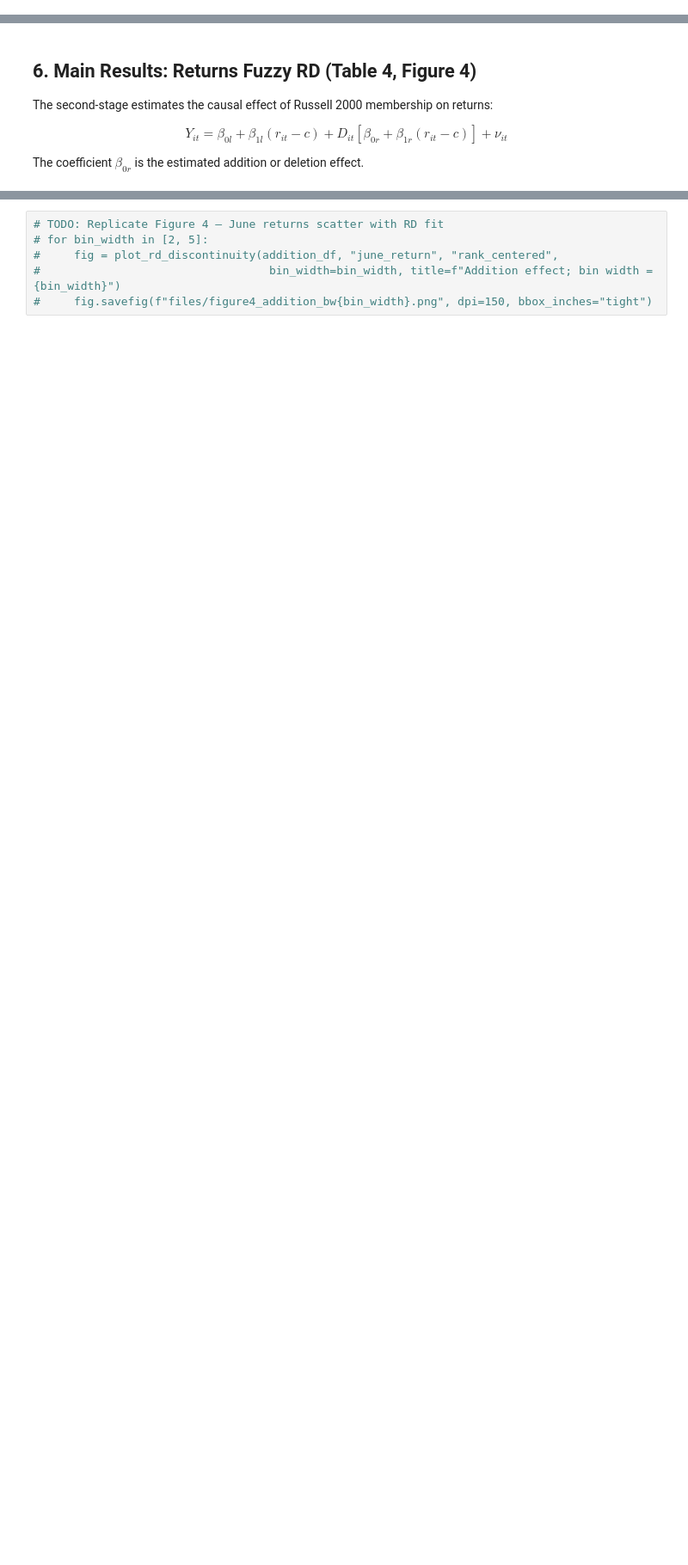
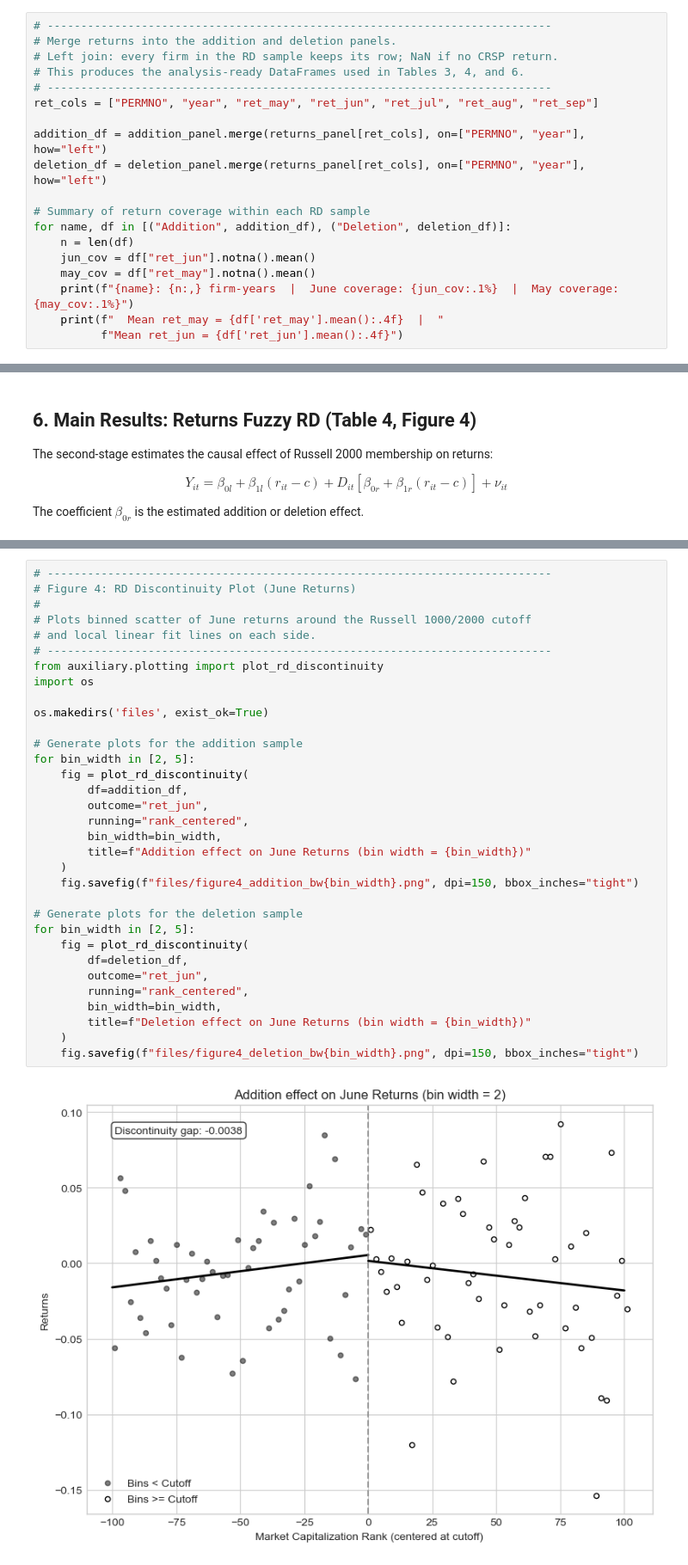
Before and after one commit to kennyr719/Regression-Discontinuity-and-the-Price-Effects-of-Stock-Market-Indexing-Replication, a Jupyter notebook: project.ipynb, the cells around one changed output, grey strips where cells are left out. Shown at 86% size. Cells and saved outputs as stored; diff of their text form; blank space fills up the shorter version.

```diff
--- a/project.ipynb
+++ b/project.ipynb
@@ -169,0 +409,19 @@ print(summary[["year", "n_stocks", "rank1000_mktcap_bn"]].to_string(index=False)
+# %%
+# ---------------------------------------------------------------------------
+# Merge returns into the addition and deletion panels.
+# Left join: every firm in the RD sample keeps its row; NaN if no CRSP return.
+# This produces the analysis-ready DataFrames used in Tables 3, 4, and 6.
+# ---------------------------------------------------------------------------
+ret_cols = ["PERMNO", "year", "ret_may", "ret_jun", "ret_jul", "ret_aug", "ret_sep"]
+
+addition_df = addition_panel.merge(returns_panel[ret_cols], on=["PERMNO", "year"], how="left")
+deletion_df = deletion_panel.merge(returns_panel[ret_cols], on=["PERMNO", "year"], how="left")
+
+# Summary of return coverage within each RD sample
+for name, df in [("Addition", addition_df), ("Deletion", deletion_df)]:
+    n = len(df)
+    jun_cov = df["ret_jun"].notna().mean()
+    may_cov = df["ret_may"].notna().mean()
+    print(f"{name}: {n:,} firm-years  |  June coverage: {jun_cov:.1%}  |  May coverage: {may_cov:.1%}")
+    print(f"  Mean ret_may = {df['ret_may'].mean():.4f}  |  "
+          f"Mean ret_jun = {df['ret_jun'].mean():.4f}")
@@ -206,6 +668,35 @@ The coefficient $\beta_{0r}$ is the estimated addition or deletion effect.
 # %%
-# TODO: Replicate Figure 4 — June returns scatter with RD fit
-# for bin_width in [2, 5]:
-#     fig = plot_rd_discontinuity(addition_df, "june_return", "rank_centered",
-#                                  bin_width=bin_width, title=f"Addition effect; bin width = {bin_width}")
-#     fig.savefig(f"files/figure4_addition_bw{bin_width}.png", dpi=150, bbox_inches="tight")
+# ---------------------------------------------------------------------------
+# Figure 4: RD Discontinuity Plot (June Returns)
+#
+# Plots binned scatter of June returns around the Russell 1000/2000 cutoff
+# and local linear fit lines on each side.
+# ---------------------------------------------------------------------------
+from auxiliary.plotting import plot_rd_discontinuity
+import os
+
+os.makedirs('files', exist_ok=True)
+
+# Generate plots for the addition sample
+for bin_width in [2, 5]:
+    fig = plot_rd_discontinuity(
+        df=addition_df,
+        outcome="ret_jun",
+        running="rank_centered",
+        bin_width=bin_width,
+        title=f"Addition effect on June Returns (bin width = {bin_width})"
+    )
+    fig.savefig(f"files/figure4_addition_bw{bin_width}.png", dpi=150, bbox_inches="tight")
+
+# Generate plots for the deletion sample
+for bin_width in [2, 5]:
+    fig = plot_rd_discontinuity(
+        df=deletion_df,
+        outcome="ret_jun",
+        running="rank_centered",
+        bin_width=bin_width,
+        title=f"Deletion effect on June Returns (bin width = {bin_width})"
+    )
+    fig.savefig(f"files/figure4_deletion_bw{bin_width}.png", dpi=150, bbox_inches="tight")
+# %% [output]
+[figure, added]
```
Also changed, not shown: parts of 19 cells of this notebook, 4 other files.
